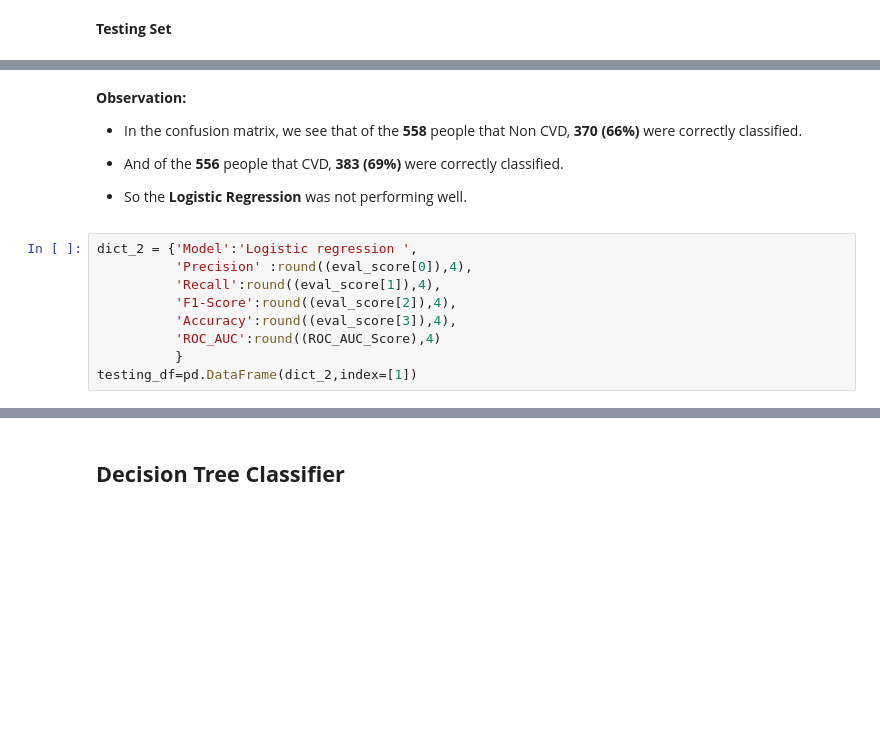
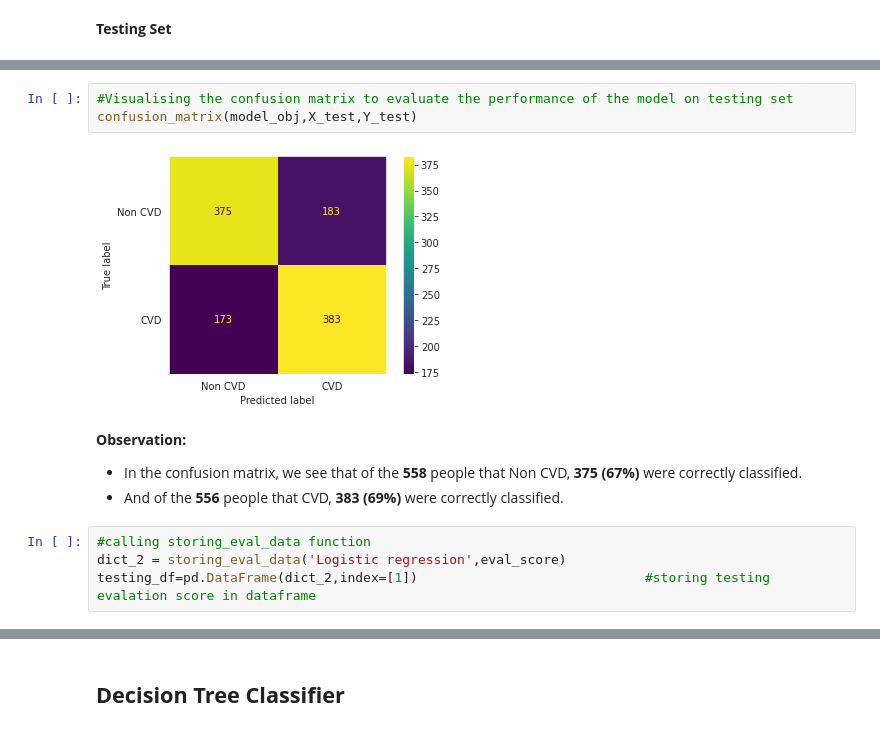
Before and after one commit to victorious07/Cardiovascular-Risk-Prediction, a Jupyter notebook: Cardiovascular_Risk_Prediction_Capstone_Project.ipynb, the cells around one changed output, grey strips where cells are left out. Drawn from its saved outputs; the diff is of its cells as text; blank space fills up the shorter version.

```diff
--- a/Cardiovascular_Risk_Prediction_Capstone_Project.ipynb
+++ b/Cardiovascular_Risk_Prediction_Capstone_Project.ipynb
@@ -655,15 +757,13 @@ plt.grid(False)
+# %%
+#Visualising the confusion matrix to evaluate the performance of the model on testing set
+confusion_matrix(model_obj,X_test,Y_test)
+# %% [output]
+[figure, added]
 # %% [markdown]
 **Observation:**<br>
-* In the confusion matrix, we see that of the **558** people that Non CVD, **370 (66%)** were correctly classified.
+* In the confusion matrix, we see that of the **558** people that Non CVD, **375 (67%)** were correctly classified.
 * And of the **556** people that CVD, **383 (69%)** were correctly classified.
-
-* So the **Logistic Regression** was not performing well.
-# %%
-dict_2 = {'Model':'Logistic regression ',
-          'Precision' :round((eval_score[0]),4),
-          'Recall':round((eval_score[1]),4),
-          'F1-Score':round((eval_score[2]),4),
-          'Accuracy':round((eval_score[3]),4),
-          'ROC_AUC':round((ROC_AUC_Score),4)
-          }
-testing_df=pd.DataFrame(dict_2,index=[1])
+# %%
+#calling storing_eval_data function
+dict_2 = storing_eval_data('Logistic regression',eval_score)
+testing_df=pd.DataFrame(dict_2,index=[1])                             #storing testing evalation score in dataframe
```
Also changed, not shown: parts of 173 cells of this notebook.
